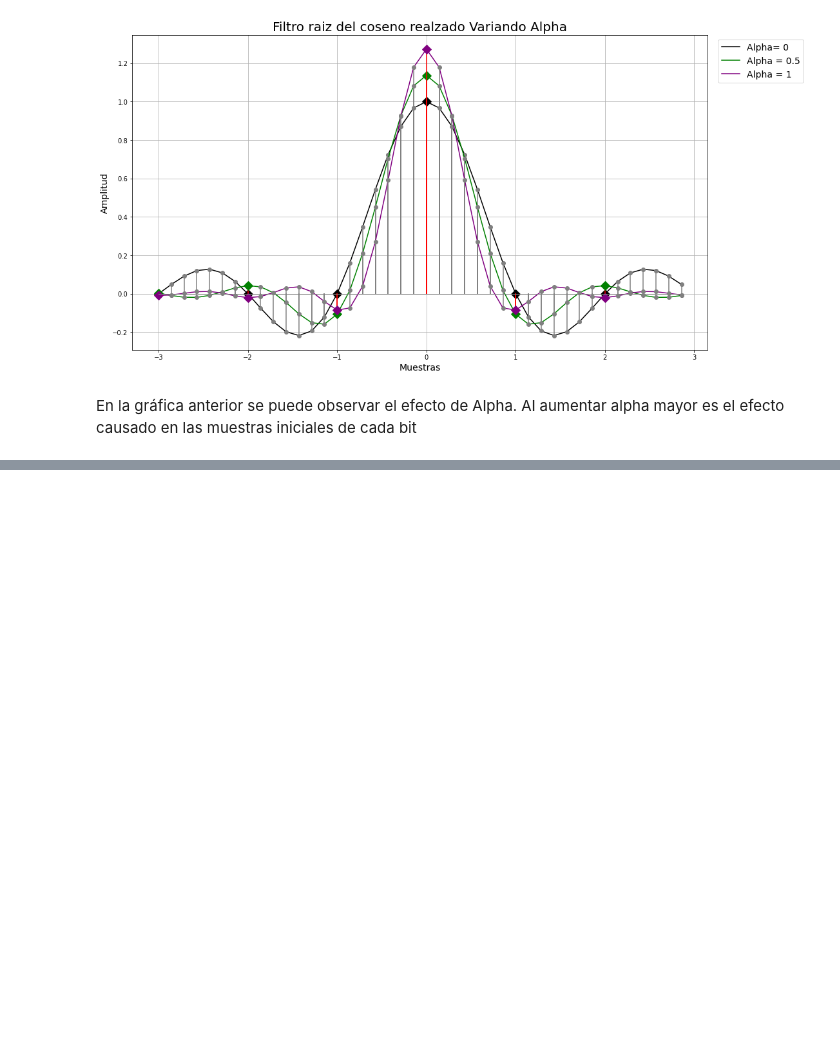
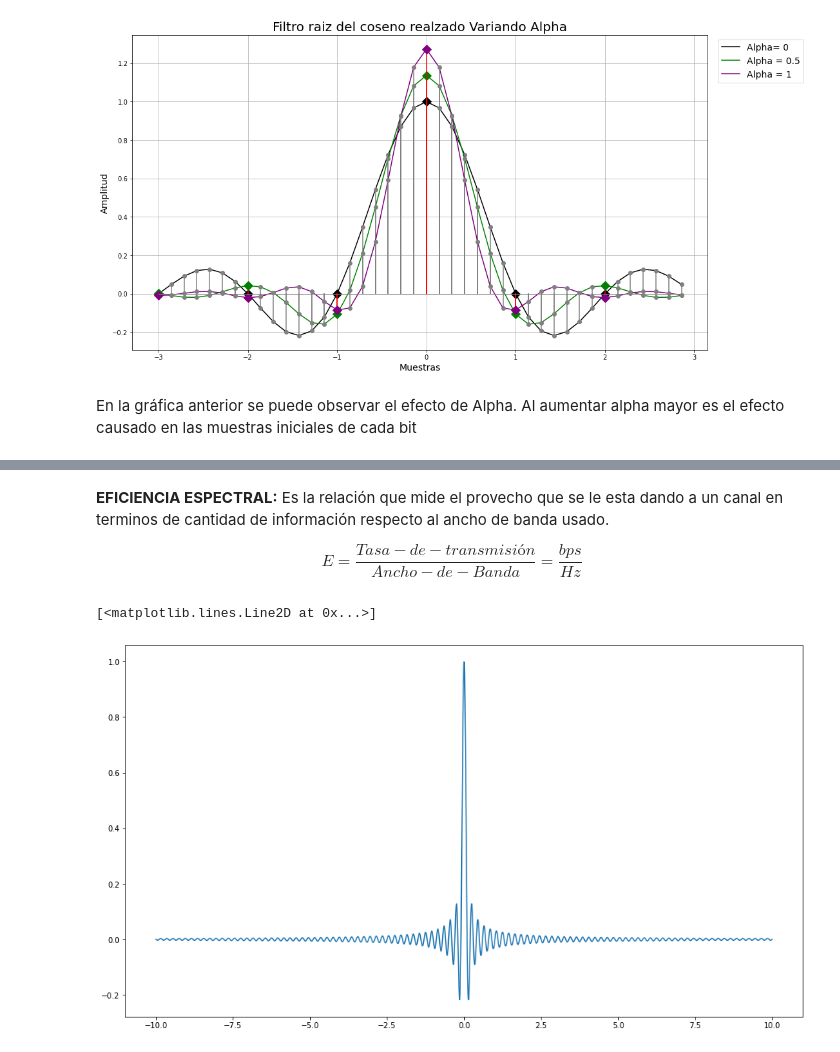
Before and after one commit to JohanEstebanCuervo/Color_Reproduction_Multiespectral_Images, a Jupyter notebook: Pulse_Amplitude_Modulation_PAM.ipynb, the cells around one changed output, grey strips where cells are left out. Saved outputs shown, nothing was run; the diff lists cells and outputs as text; code cells hidden in the pictures; blank space fills up the shorter version.

```diff
--- a/Pulse_Amplitude_Modulation_PAM.ipynb
+++ b/Pulse_Amplitude_Modulation_PAM.ipynb
@@ -134,0 +306,13 @@ En la gráfica anterior se puede observar el efecto de Alpha. Al aumentar alpha
+# %% [markdown]
+**EFICIENCIA ESPECTRAL:** Es la relación que mide el provecho que se le esta dando a un canal en terminos de cantidad de información respecto al ancho de banda usado.
+
+$$E=\frac{Tasa-de-transmisión}{Ancho-de-Banda}=\frac{bps}{Hz}$$
+# %%
+t = np.linspace(-10,10,3000)
+x= np.sinc(t*10)
+
+plt.figure(figsize=(16,9))
+plt.plot(t,x)
+# %% [output]
+[<matplotlib.lines.Line2D at 0x...>]
+[figure, added]
```
Also changed, not shown: parts of 11 cells of this notebook.
